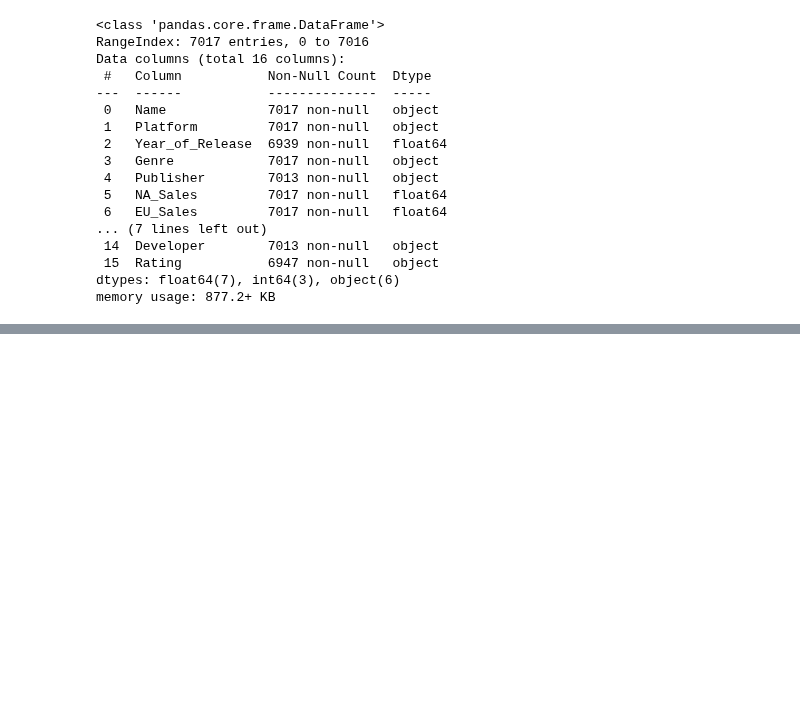
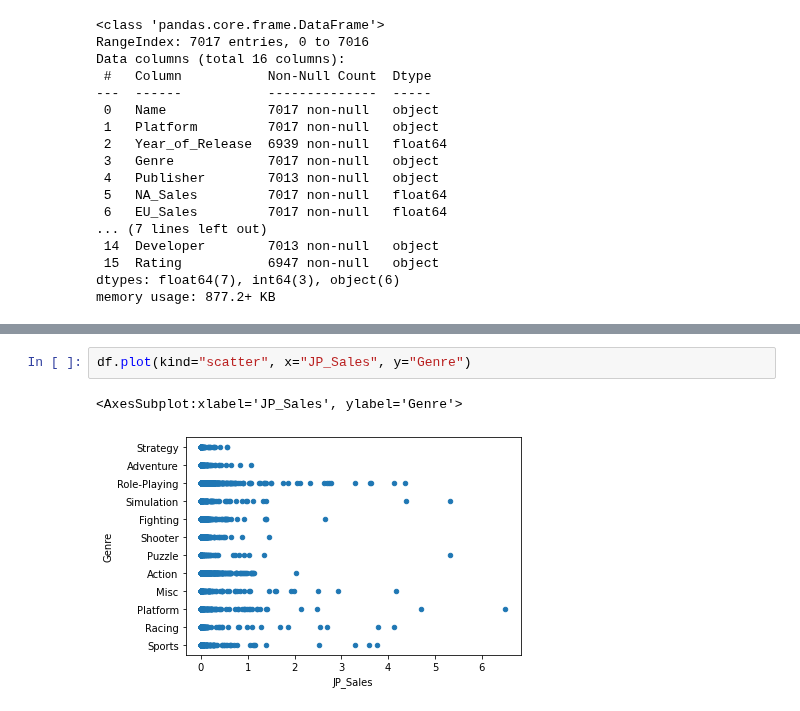
Before and after one commit to msadiq10/DMML-Group-15, a Jupyter notebook: group15-lab2.ipynb, the cells around one changed output, grey strips where cells are left out. Cells and saved outputs as stored; diff of their text form; blank space fills up the shorter version.

```diff
--- a/group15-lab2.ipynb
+++ b/group15-lab2.ipynb
@@ -43,0 +86,5 @@ memory usage: 877.2+ KB
+# %%
+df.plot(kind="scatter", x="JP_Sales", y="Genre")
+# %% [output]
+<AxesSubplot:xlabel='JP_Sales', ylabel='Genre'>
+[figure, added]
```
Also changed, not shown: parts of 11 cells of this notebook.
